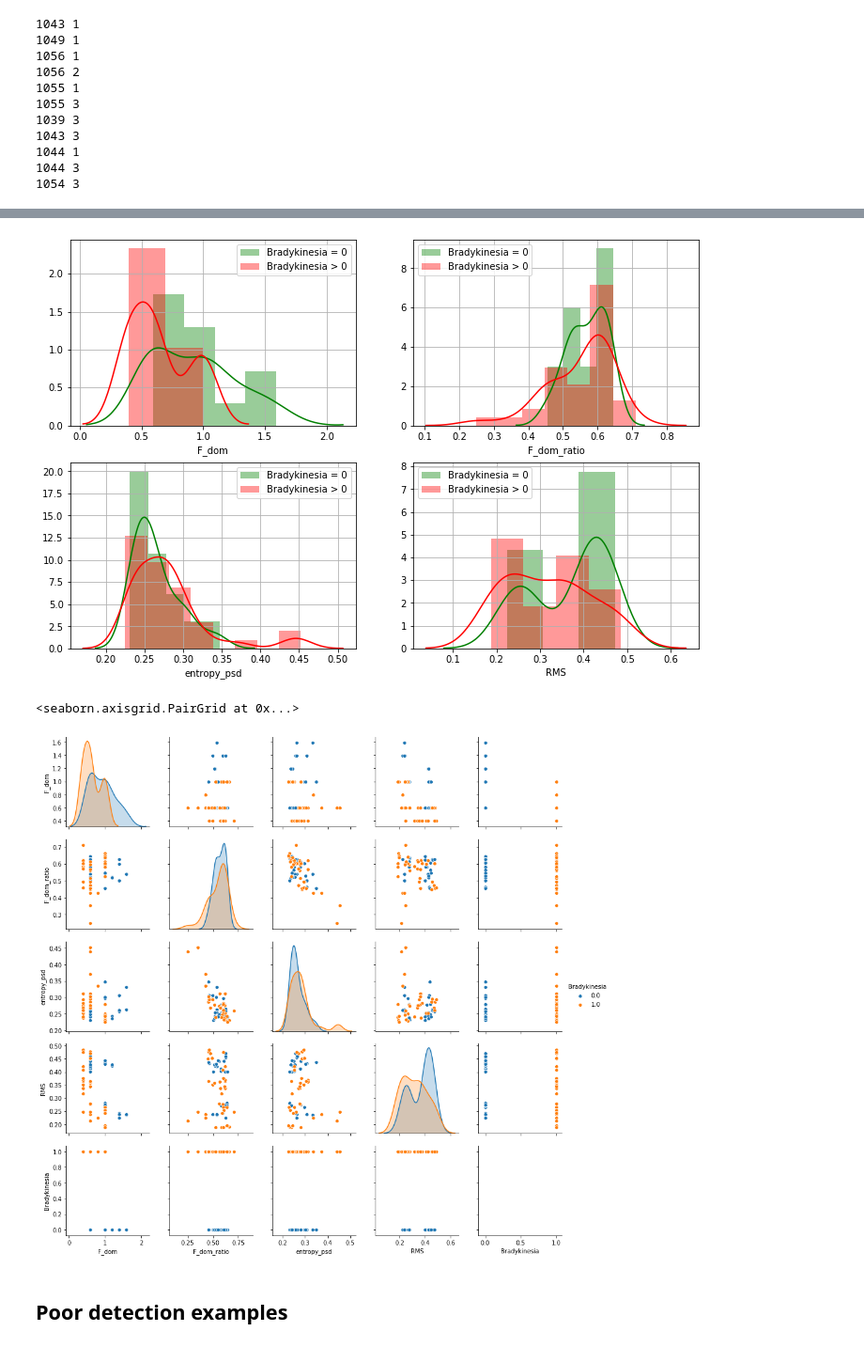
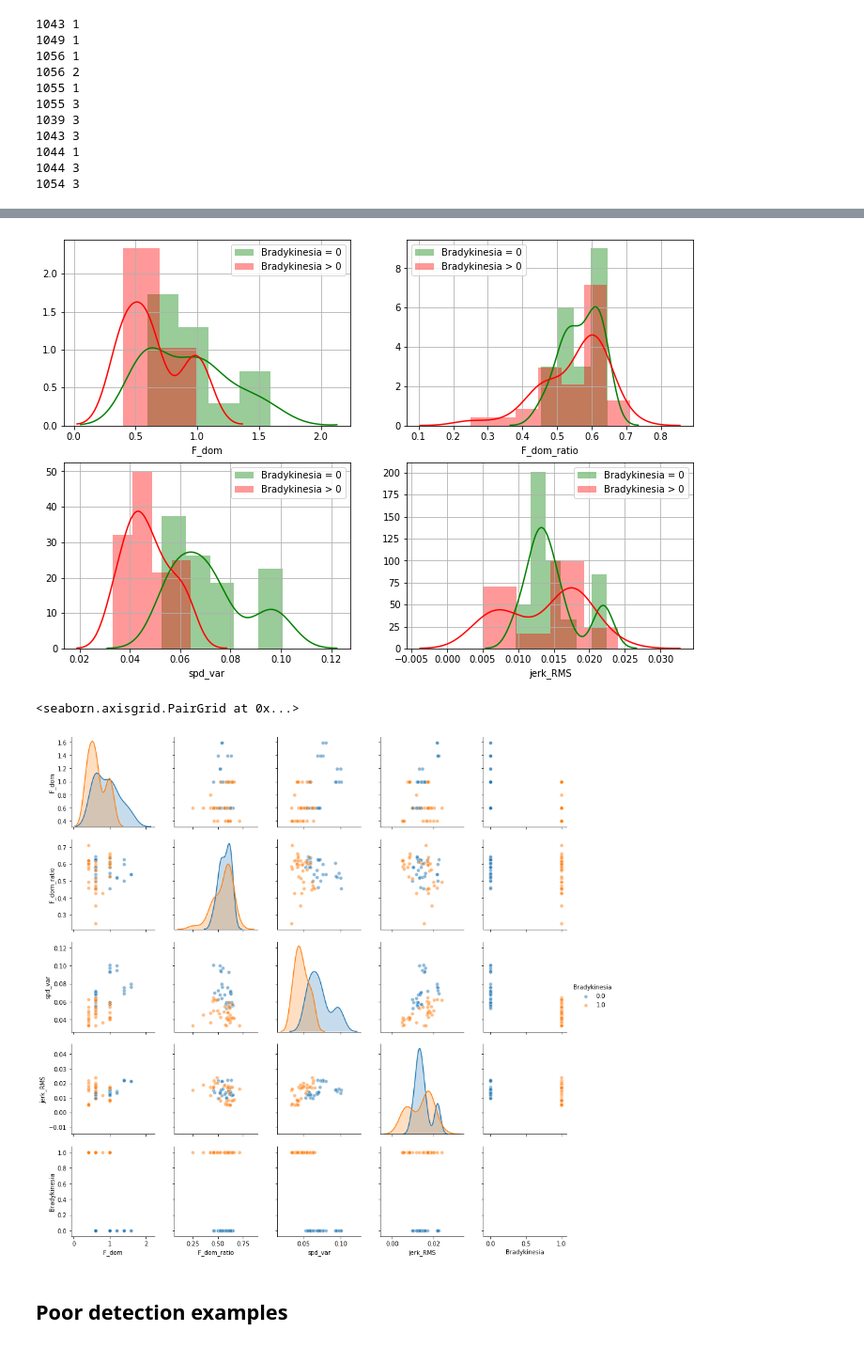
Before and after one commit to Luke3D/PD_PoseEstimation, a Jupyter notebook: Code/Pose_analysis_FTN.ipynb, the cells around one changed output, grey strips where cells are left out. Shown at 94% size. Cells and saved outputs as stored; diff of their text form; code cells hidden in the pictures.

Commit message:
added new bradykinesia features

```diff
--- a/Code/Pose_analysis_FTN.ipynb
+++ b/Code/Pose_analysis_FTN.ipynb
@@ -54,7 +55,7 @@ df.query('SubjID==1054').Task.unique()
 array(['RamL', 'RamR', 'FtnL', 'FtnR'], dtype=object)
 # %%
 tasks = ['FtnR']
-scores = pd.read_csv('../Metadata/Table4.csv')
+scores = pd.read_csv('c:/Users/llonini/Box/CISPD_Videos_proc/Metadata/Table4.csv')
 scores = scores.loc[(scores['SubjID'].isin(df.SubjID.unique())) & (scores.TaskAbb.isin(tasks))]
 scores = scores[['SubjID','Visit','TaskAbb','Tremor - Left', 'Tremor - Right', 'Bradykinesia - Right', 'Bradykinesia - Left']]
 scores.query('Visit != "1 Month"', inplace=True)
@@ -194,3 +237,9 @@ plot_joint_trajectory(df, subjs=['1054'], cycle=3, joint='index', colormap=True,
 indexL_ median confidence: 0.9234225
 indexR_ median confidence: 0.141923
 [figure]
+# %%
+x = dist_from_ref(df, subj='1054', cycle=3)
+jerk = x.diff().diff().diff();
+jerk.plot()
+jerk_RMS = np.sqrt((jerk**2).sum() / len(jerk))
+print(jerk_RMS)
@@ -265,12 +317,12 @@ for i,c in enumerate(F_all.columns[:4]):
     ax[i].legend(['Bradykinesia = 0', 'Bradykinesia > 0'])
     ax[i].grid()
 # %% [output]
-[figure, old version]
+[figure, new version]
 # %%
-sns.pairplot(F_all.drop(labels=['SubjID', 'Tremor'],axis=1), hue='Bradykinesia')
+sns.pairplot(F_all.drop(labels=['SubjID', 'Tremor'],axis=1), hue='Bradykinesia', plot_kws=dict(alpha=0.5))
 # %% [output]
 <seaborn.axisgrid.PairGrid at 0x...>
-[figure, old version]
+[figure, new version]
 # %% [markdown]
 ## Poor detection examples
 # %%
```
Also changed, not shown: parts of 11 cells of this notebook, 1 other file.
